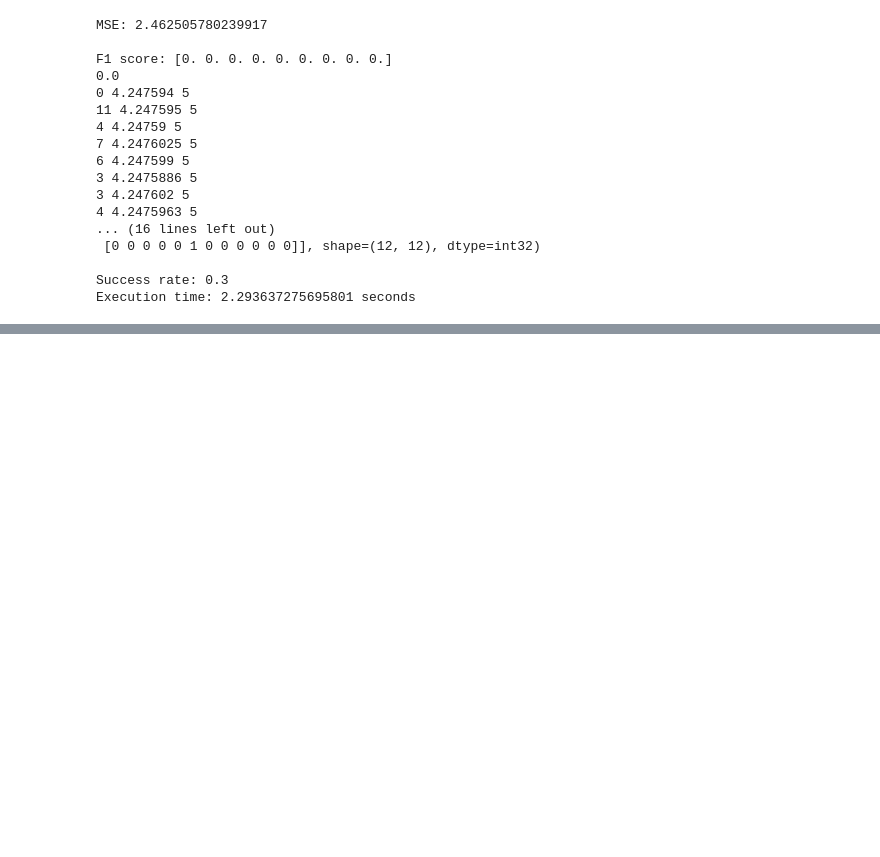
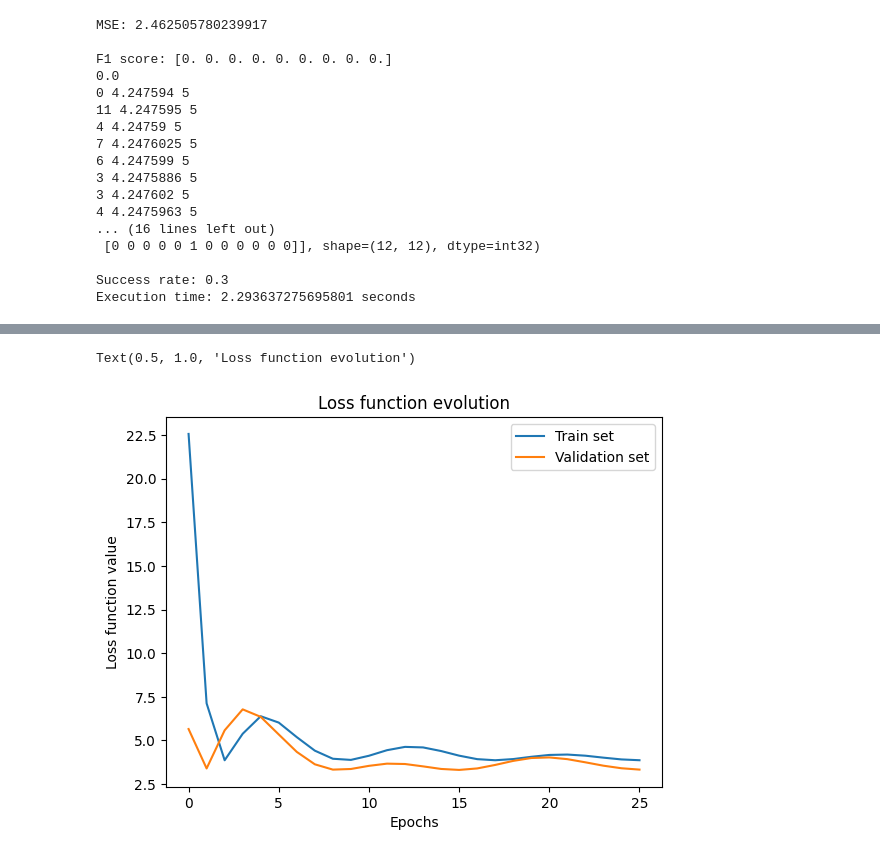
Before and after one commit to AlexSzapiro/Refractored_star_classifier, a Jupyter notebook: tensorflow_version/single_classifier.ipynb, the cells around one changed output, grey strips where cells are left out. Cells and saved outputs as stored; diff of their text form; code cells hidden in the pictures; blank space fills up the shorter version.

Commit message:
added loss evolution plot in the single classifier

```diff
--- a/tensorflow_version/single_classifier.ipynb
+++ b/tensorflow_version/single_classifier.ipynb
@@ -116,0 +116,13 @@ INFO:tensorflow:Assets written to: /Users/as274094/GitHub/Refractored_star_class
+# %%
+loss_evolution = learning.history["loss"]
+val_loss_evolution = learning.history["val_loss"]
+
+plt.plot(loss_evolution,label = "Train set")
+plt.plot(val_loss_evolution,label = "Validation set")
+plt.xlabel("Epochs")
+plt.ylabel("Loss function value")
+plt.legend()
+plt.title("Loss function evolution")
+# %% [output]
+Text(0.5, 1.0, 'Loss function evolution')
+[figure, added]
```
Also changed, not shown: parts of 3 cells of this notebook, 1 other file.
